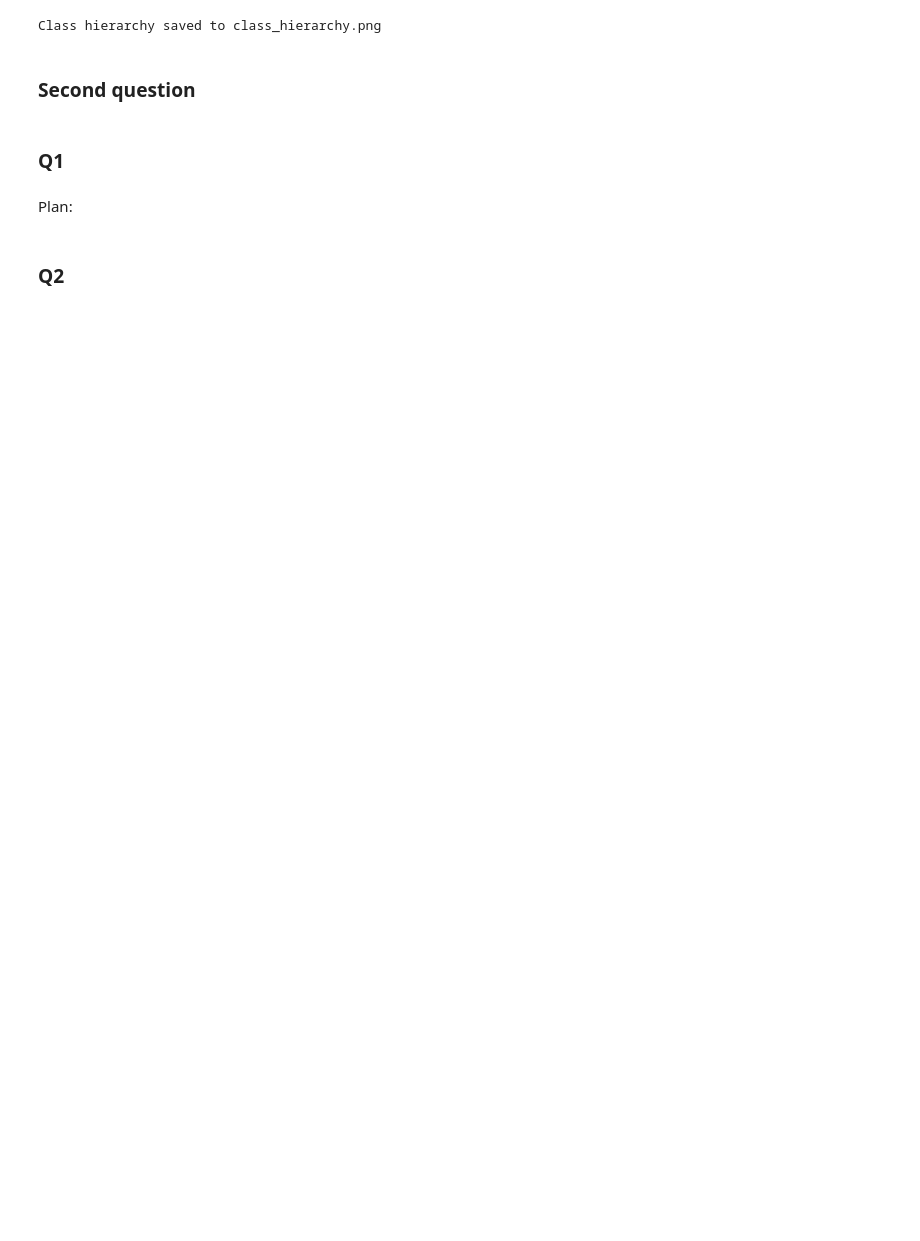
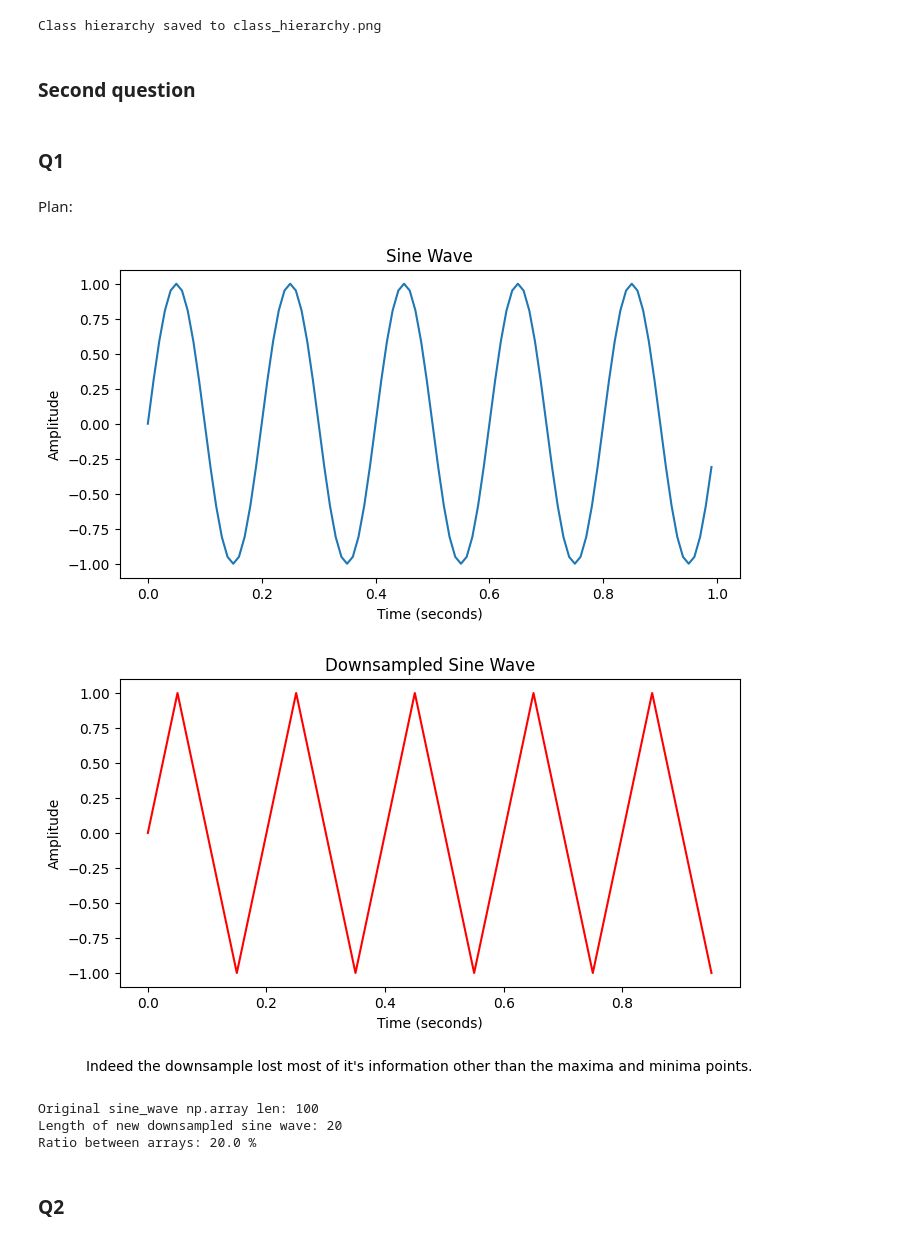
Before and after one commit to DaniilRein/miniproject1, a Jupyter notebook: mini_project1.ipynb, the cells around one changed output. Drawn from its saved outputs; the diff is of its cells as text; code cells hidden in the pictures; blank space fills up the shorter version.

Commit message:
Finished the Q1 sine question

```diff
--- a/mini_project1.ipynb
+++ b/mini_project1.ipynb
@@ -101,2 +96,74 @@ import numpy as np
+# %%
+import numpy as np
+import matplotlib.pyplot as plt
+
+# Values given in the instructions:
+duration = 1 #sec
+sampling_rate = 1 / 0.01 #Hz
+frequency = 5 #Hz
+
+time_value = np.linspace(0, duration, int(sampling_rate * duration), endpoint=False)
+
+# Generate sine wave.
+sine_wave = np.sin(2 * np.pi * frequency * time_value)
+
+# test plot the sine wave - not mandatory, but for good practice.
+plt.figure(figsize=(8, 4))
+plt.plot(time_value, sine_wave, label="Original Sine Wave")
+plt.xlabel("Time (seconds)")
+plt.ylabel("Amplitude")
+plt.title("Sine Wave")
+plt.show()
+
+
+def sine_down_sample(sine_wave, time_value):
+    ### A function to downsample a sine wave array using NumPy ###
+    ### Input: sine wave np.array and time value used to plot the same sine file ###
+    ### Output: downsampled np.array for both sine wave and time at 20% of the original size ###
+
+    # Compute the derivative.
+    derivative = np.diff(sine_wave)
+
+    # Find indices where derivative changes sign.
+    maxima_indices = np.where((derivative[:-1] > 0) & (derivative[1:] < 0))[0] + 1
+    minima_indices = np.where((derivative[:-1] < 0) & (derivative[1:] > 0))[0] + 1
+
+    # downsample by keeping only every 5th data point in the entire range of the sine_wave array.
+    down_sample_indices = np.arange(0, len(sine_wave), 5)
+
+    # Merge the downsample indices with the maxima and minima's using np.concatenate.
+    # useing np.unique to make sure no values repeat themselves.
+    merged_indices = np.unique(np.concatenate((down_sample_indices, maxima_indices, minima_indices)))
+
+    # save only the array values of the merged indices for both the original time values and sine wave.
+    down_sampled_sine = sine_wave[merged_indices]
+    down_sampled_time = time_value[merged_indices]
+
+    # return both an array of downsampled sine and time values.
+    # the instructions asked for only the downsampled sine array to be returned. I added also the time values
+    # so it is possible to test-plot the sine wave again.
+    return down_sampled_sine, down_sampled_time
+
+down_sampled_sine, down_sampled_time = sine_down_sample(sine_wave, time_value)
+
+# test plot the new downsampled sine wave to compare with the original, commenting on the loss of data following the compression.
+plt.figure(figsize=(8, 4))
+plt.plot(down_sampled_time, down_sampled_sine, label="Downsampled Sine Wave", color='red')
+plt.figtext(0.5, -0.1, "Indeed the downsample lost most of it's information other than the maxima and minima points.", ha='center', fontsize=10)
+plt.xlabel("Time (seconds)")
+plt.ylabel("Amplitude")
+plt.title("Downsampled Sine Wave")
+plt.show()
+
+# Print the final results.
+print("Original sine_wave np.array len:",len(sine_wave))
+print("Length of new downsampled sine wave:",len(down_sampled_sine))
+print("Ratio between arrays:",(len(down_sampled_sine) / len(sine_wave))*100,"%")
+# %% [output]
+[figure, added]
+[figure, added]
+Original sine_wave np.array len: 100
+Length of new downsampled sine wave: 20
+Ratio between arrays: 20.0 %
 # %% [markdown]
 ### Q2 ###
```
Also changed, not shown: parts of 9 cells of this notebook, 2 other files.
